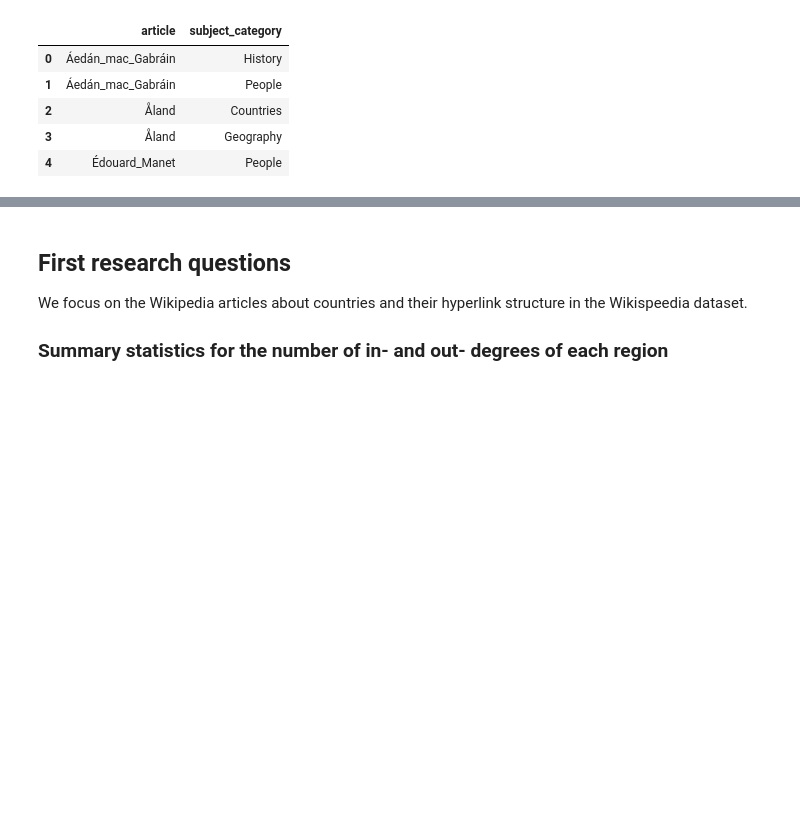
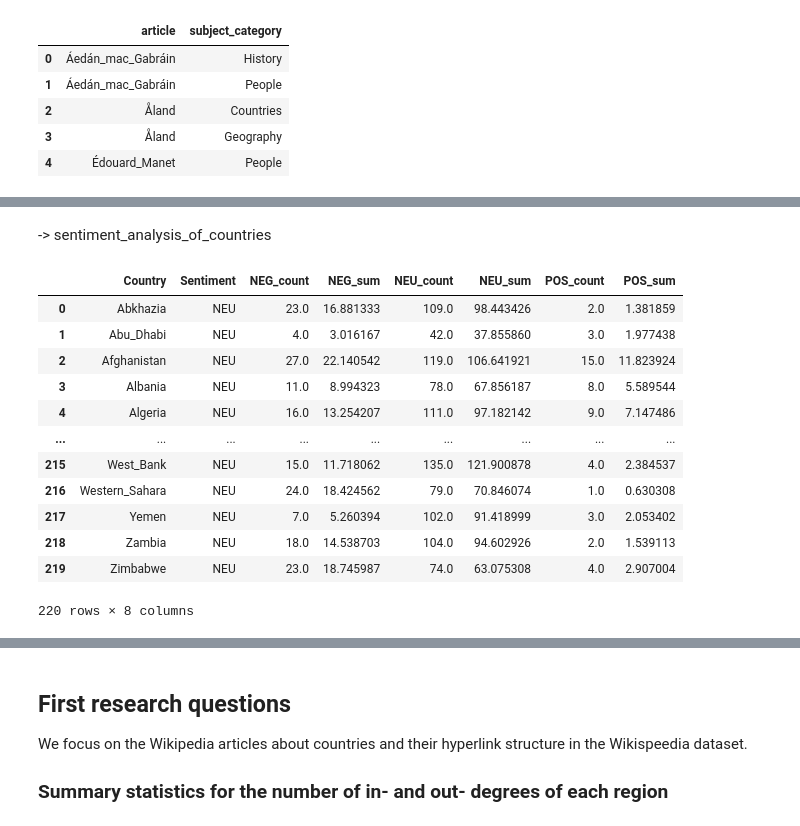
Before and after one commit to epfl-ada/ada-2023-project-jellyfish401, a Jupyter notebook: p2.ipynb, the cells around one changed output, grey strips where cells are left out. Saved outputs shown, nothing was run; the diff lists cells and outputs as text; code cells hidden in the pictures; blank space fills up the shorter version.

```diff
--- a/p2.ipynb
+++ b/p2.ipynb
@@ -360 +404,21 @@ display(plaintext_articles)
+# %% [markdown]
+-> sentiment_analysis_of_countries
+# %%
+sentiment_analysis_of_countries_load =  pd.read_csv("data/sentiment_analysis.csv")
+sentiment_analysis_of_countries=sentiment_analysis_of_countries_load.drop('Unnamed: 0', axis='columns')
+display(sentiment_analysis_of_countries)
+# %% [output]
+|  | Country | Sentiment | NEG_count | NEG_sum | NEU_count | NEU_sum | POS_count | POS_sum |
+| 0 | Abkhazia | NEU | 23.0 | 16.881333 | 109.0 | 98.443426 | 2.0 | 1.381859 |
+| 1 | Abu_Dhabi | NEU | 4.0 | 3.016167 | 42.0 | 37.855860 | 3.0 | 1.977438 |
+| 2 | Afghanistan | NEU | 27.0 | 22.140542 | 119.0 | 106.641921 | 15.0 | 11.823924 |
+| 3 | Albania | NEU | 11.0 | 8.994323 | 78.0 | 67.856187 | 8.0 | 5.589544 |
+| 4 | Algeria | NEU | 16.0 | 13.254207 | 111.0 | 97.182142 | 9.0 | 7.147486 |
+| ... | ... | ... | ... | ... | ... | ... | ... | ... |
+| 215 | West_Bank | NEU | 15.0 | 11.718062 | 135.0 | 121.900878 | 4.0 | 2.384537 |
+| 216 | Western_Sahara | NEU | 24.0 | 18.424562 | 79.0 | 70.846074 | 1.0 | 0.630308 |
+| 217 | Yemen | NEU | 7.0 | 5.260394 | 102.0 | 91.418999 | 3.0 | 2.053402 |
+| 218 | Zambia | NEU | 18.0 | 14.538703 | 104.0 | 94.602926 | 2.0 | 1.539113 |
+| 219 | Zimbabwe | NEU | 23.0 | 18.745987 | 74.0 | 63.075308 | 4.0 | 2.907004 |
+220 rows × 8 columns
 # %% [markdown]
```
Also changed, not shown: parts of 22 cells of this notebook, 2 other files.
